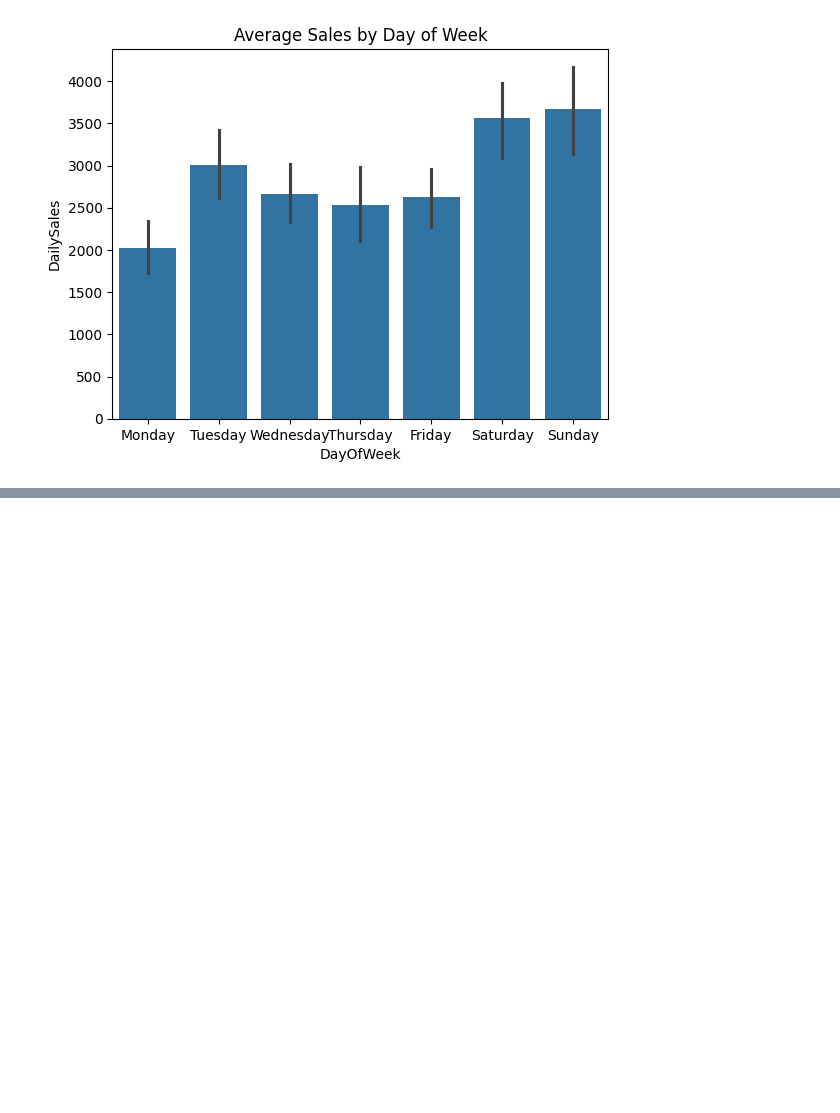
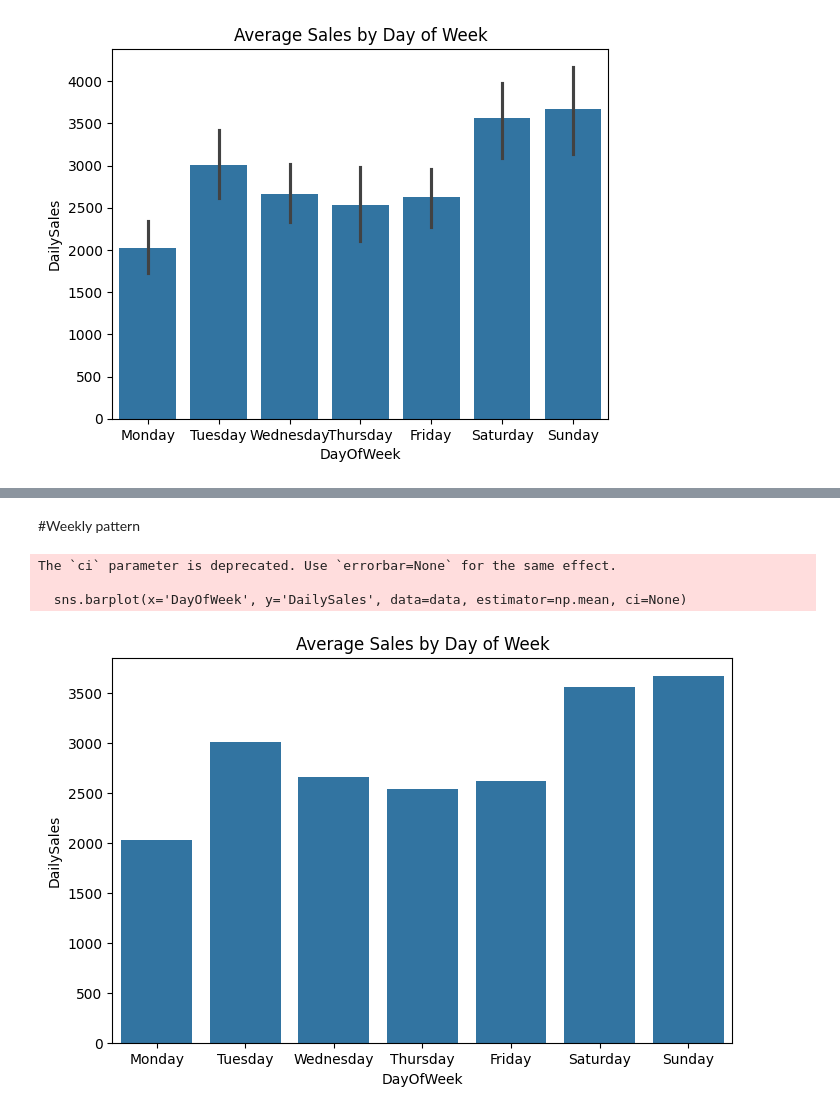
Before and after one commit to Mainabryan/-DropNet-Predicting-University-Dropout-Risk-in-Kenya, a Jupyter notebook: Retail_Sales_machine_leanring_project.ipynb, the cells around one changed output, grey strips where cells are left out. Saved outputs shown, nothing was run; the diff lists cells and outputs as text; code cells hidden in the pictures; blank space fills up the shorter version.

```diff
--- a/Retail_Sales_machine_leanring_project.ipynb
+++ b/Retail_Sales_machine_leanring_project.ipynb
@@ -120,0 +150,13 @@ plt.show()
+# %% [markdown]
+#Weekly pattern
+# %%
+# Average sales per weekday
+plt.figure(figsize=(8,5))
+sns.barplot(x='DayOfWeek', y='DailySales', data=data, estimator=np.mean, ci=None)
+plt.title("Average Sales by Day of Week")
+plt.show()
+# %% [output]
+The `ci` parameter is deprecated. Use `errorbar=None` for the same effect.
+
+  sns.barplot(x='DayOfWeek', y='DailySales', data=data, estimator=np.mean, ci=None)
+[figure, added]
```
Also changed, not shown: parts of 18 cells of this notebook.
